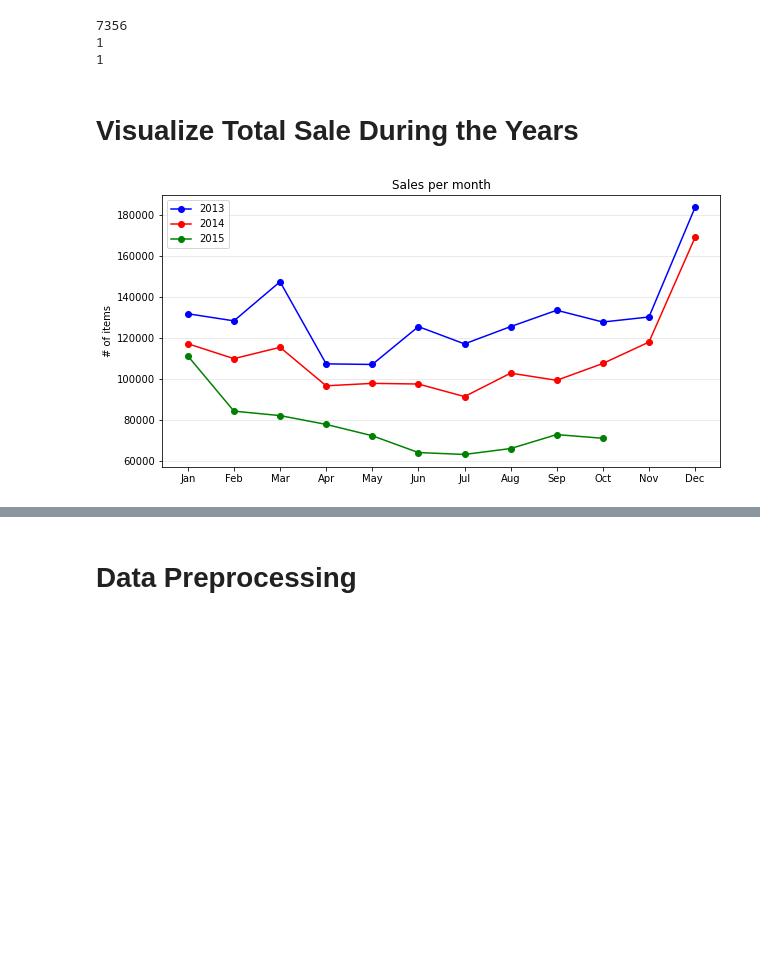
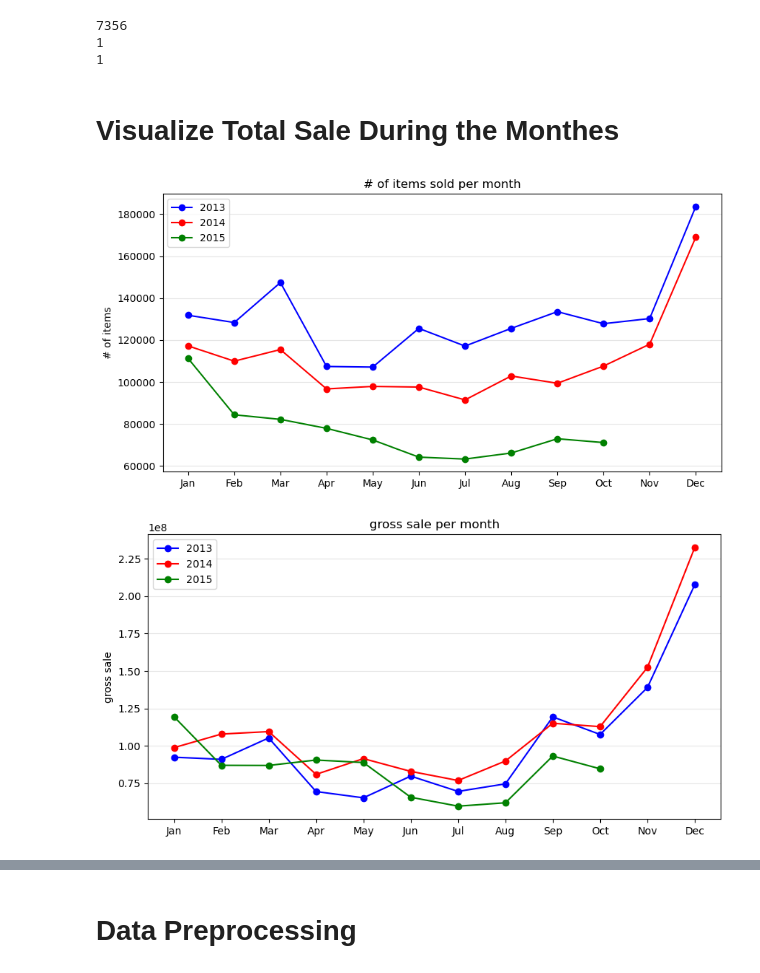
Before and after one commit to FazelYU/Predict-Future-Sales, a Jupyter notebook: Sales Analysis .ipynb, the cells around one changed output, grey strips where cells are left out. Saved outputs shown, nothing was run; the diff lists cells and outputs as text; code cells hidden in the pictures; blank space fills up the shorter version.

```diff
--- a/Sales Analysis .ipynb
+++ b/Sales Analysis .ipynb
@@ -26,6 +26,7 @@ print(len(sales[(sales.item_price>=100000)]))
 print(len(sales[(sales.item_price<=0)]))
 
 sales           = sales[(sales.item_cnt_day>0)&(sales.item_price<100000)&(sales.item_price>0)]
+sales['gross_sale']=sales['item_price']*sales['item_cnt_day']
 shops           = pd.read_csv('future-sales-data/shops.csv')
 test            = pd.read_csv('future-sales-data/test.csv')
 # %% [output]
@@ -33,30 +34,43 @@ test            = pd.read_csv('future-sales-data/test.csv')
 1
 1
 # %% [markdown]
-# Visualize Total Sale During the Years
+# Visualize Total Sale During the Monthes
 # %%
-data = sales[['date', 'date_block_num','item_cnt_day']].copy()
-
+data = sales[['date', 'date_block_num','item_cnt_day','gross_sale']].copy()
+MONTHS = ['Jan', 'Feb', 'Mar', 'Apr', 'May', 'Jun', 'Jul', 'Aug', 'Sep', 'Oct', 'Nov', 'Dec']
 # set_trace()
 data['date']  = pd.to_datetime(data['date'], format='%d.%m.%Y')
 data['year']  = data['date'].dt.year
 data['month'] = data['date'].dt.month
 data.drop(['date'], axis=1, inplace=True)
 data = data.groupby('date_block_num', as_index=False)\
-           .agg({'year':'first', 'month':'first', 'item_cnt_day':'sum'})\
+           .agg({'year':'first', 'month':'first', 'item_cnt_day':'sum','gross_sale':'sum'})\
            .rename(columns={'item_cnt_day':'item_cnt_month'}, inplace=False)
 
 plt.figure(figsize=(10,5))
-MONTHS = ['Jan', 'Feb', 'Mar', 'Apr', 'May', 'Jun', 'Jul', 'Aug', 'Sep', 'Oct', 'Nov', 'Dec']
+
 plt.plot(MONTHS,data[data.year==2013]['item_cnt_month'],'-o',color='blue',label='2013')
 plt.plot(MONTHS,data[data.year==2014]['item_cnt_month'],'-o',color='red',label='2014')
 plt.plot(MONTHS[:10],data[data.year==2015]['item_cnt_month'],'-o',color='green',label='2015')
 ax = plt.gca()
-ax.set_title('Sales per month')
+ax.set_title('# of items sold per month')
 ax.set_ylabel('# of items')
 ax.grid(axis='y', color='gray', alpha=.2)
 
 plt.legend()
 plt.show()
+
+plt.figure(figsize=(10,5))
+plt.plot(MONTHS,data[data.year==2013]['gross_sale'],'-o',color='blue',label='2013')
+plt.plot(MONTHS,data[data.year==2014]['gross_sale'],'-o',color='red',label='2014')
+plt.plot(MONTHS[:10],data[data.year==2015]['gross_sale'],'-o',color='green',label='2015')
+ax = plt.gca()
+ax.set_title('gross sale per month')
+ax.set_ylabel('gross sale')
+ax.grid(axis='y', color='gray', alpha=.2)
+
+plt.legend()
+plt.show()
 # %% [output]
-[figure, old version]
+[figure, new version]
+[figure, added]
```
Also changed, not shown: parts of 43 cells of this notebook.
